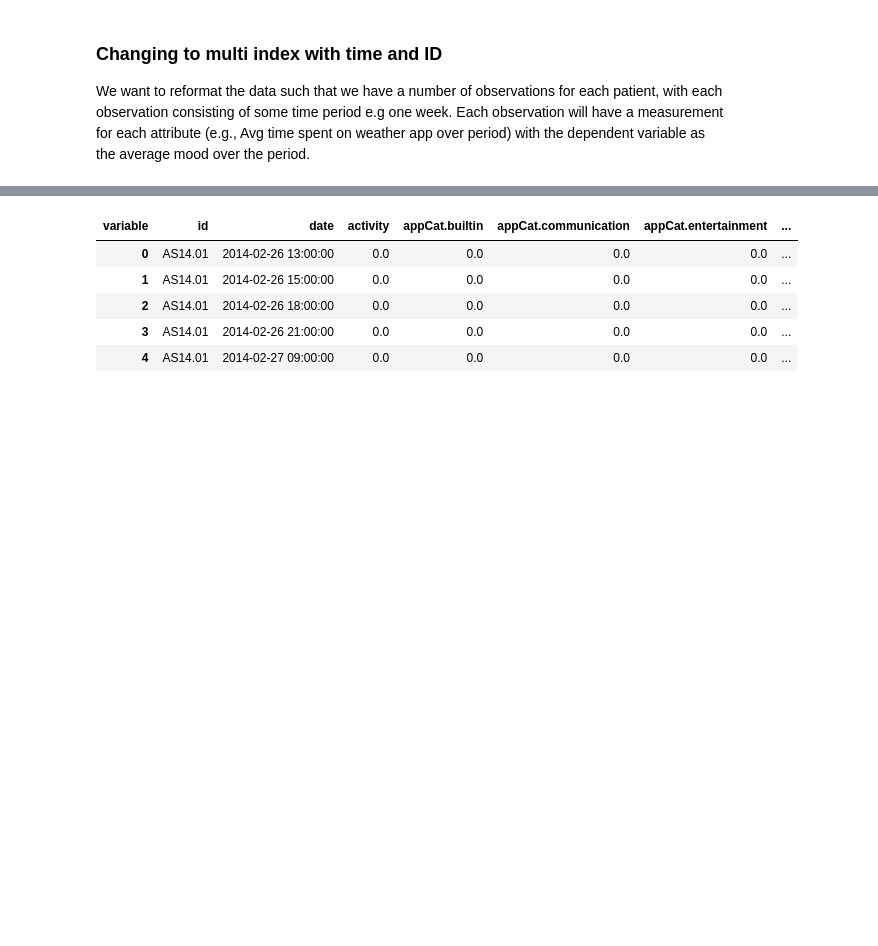
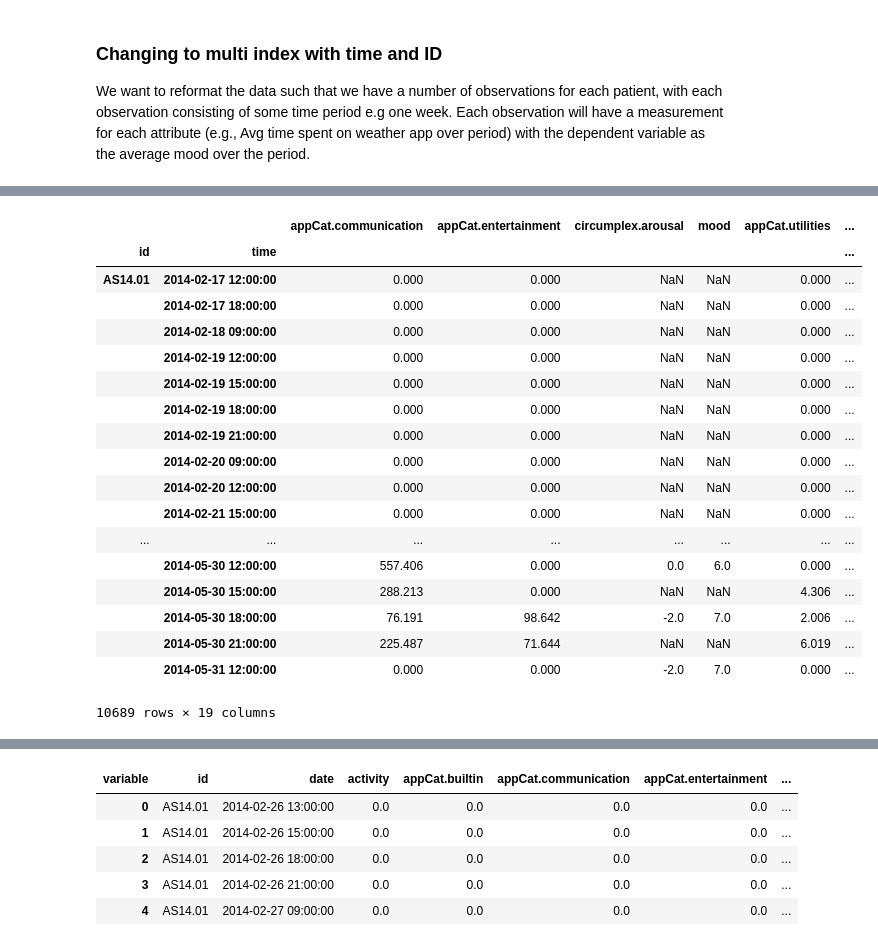
Before and after one commit to jelrae/dataMineAss1, a Jupyter notebook: DMT1-Jordan_Work.ipynb, the cells around one changed output, grey strips where cells are left out. Saved outputs shown, nothing was run; the diff lists cells and outputs as text; code cells hidden in the pictures; blank space fills up the shorter version.

```diff
--- a/DMT1-Jordan_Work.ipynb
+++ b/DMT1-Jordan_Work.ipynb
@@ -13,8 +75,5 @@ We want to reformat the data such that we have a number of observations for each
 # %%
-#Import
-data = pd.read_csv('dataset_mood_smartphone.csv')
-
 #Convert time column to date time format
 data['time']= pd.to_datetime(data['time'])
 data = data.set_index(['id', 'time'])
-data2 = pd.pivot_table(data, index=['id', 'time'], columns='variable', values='value')
+data_formated = pd.pivot_table(data, index=['id', 'time'], columns='variable', values='value')
@@ -45,0 +86,32 @@ It seems like im loosing some of the starting bits of the data here.  Im a  bit
+# %%
+data_formated = data_formated.astype(float)
+data3H = data_formated.groupby([pd.Grouper(level='id'), pd.Grouper(freq='3H', level='time')
+                             ]).agg({'activity': 'sum', 'appCat.builtin':'sum',
+                                                           'appCat.communication':'sum', 'appCat.entertainment':'sum',
+                                                           'appCat.finance':'sum', 'appCat.game':'sum', 'appCat.office':'sum',
+                                                           'appCat.other':'sum', 'appCat.social':'sum', 'appCat.travel':'sum',
+                                                           'appCat.unknown':'sum', 'appCat.utilities':'sum', 'appCat.weather':'sum',
+                                                           'call':'sum', 'screen':'sum', 'sms':'sum','circumplex.valence':'mean',
+                                                           'circumplex.arousal':'mean', 'mood':'mean'})
+
+data3H
+# %% [output]
+|  |  | appCat.communication | appCat.entertainment | circumplex.arousal | mood | appCat.utilities | ... |
+| id | time |  |  |  |  |  | ... |
+| AS14.01 | 2014-02-17 12:00:00 | 0.000 | 0.000 | NaN | NaN | 0.000 | ... |
+|  | 2014-02-17 18:00:00 | 0.000 | 0.000 | NaN | NaN | 0.000 | ... |
+|  | 2014-02-18 09:00:00 | 0.000 | 0.000 | NaN | NaN | 0.000 | ... |
+|  | 2014-02-19 12:00:00 | 0.000 | 0.000 | NaN | NaN | 0.000 | ... |
+|  | 2014-02-19 15:00:00 | 0.000 | 0.000 | NaN | NaN | 0.000 | ... |
+|  | 2014-02-19 18:00:00 | 0.000 | 0.000 | NaN | NaN | 0.000 | ... |
+|  | 2014-02-19 21:00:00 | 0.000 | 0.000 | NaN | NaN | 0.000 | ... |
+|  | 2014-02-20 09:00:00 | 0.000 | 0.000 | NaN | NaN | 0.000 | ... |
+|  | 2014-02-20 12:00:00 | 0.000 | 0.000 | NaN | NaN | 0.000 | ... |
+|  | 2014-02-21 15:00:00 | 0.000 | 0.000 | NaN | NaN | 0.000 | ... |
+| ... | ... | ... | ... | ... | ... | ... | ... |
+|  | 2014-05-30 12:00:00 | 557.406 | 0.000 | 0.0 | 6.0 | 0.000 | ... |
+|  | 2014-05-30 15:00:00 | 288.213 | 0.000 | NaN | NaN | 4.306 | ... |
+|  | 2014-05-30 18:00:00 | 76.191 | 98.642 | -2.0 | 7.0 | 2.006 | ... |
+|  | 2014-05-30 21:00:00 | 225.487 | 71.644 | NaN | NaN | 6.019 | ... |
+|  | 2014-05-31 12:00:00 | 0.000 | 0.000 | -2.0 | 7.0 | 0.000 | ... |
+10689 rows × 19 columns
```
Also changed, not shown: parts of 12 cells of this notebook.
